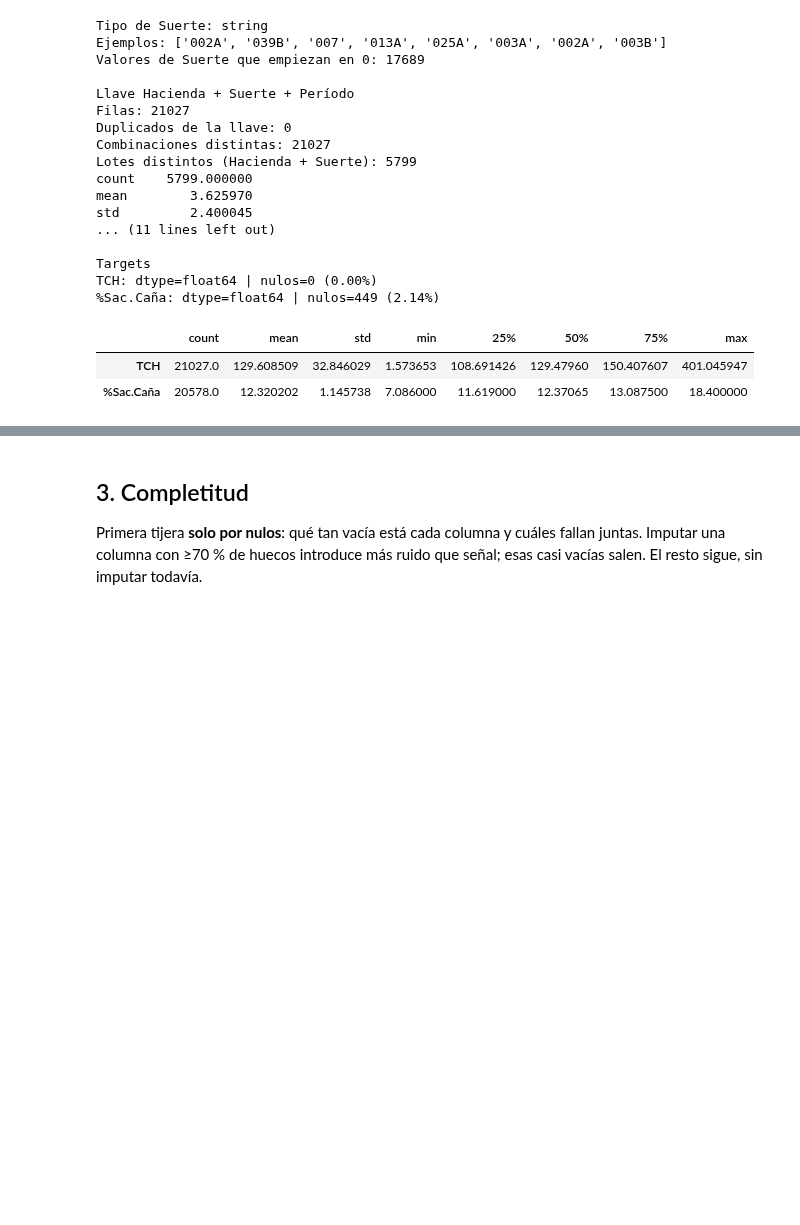
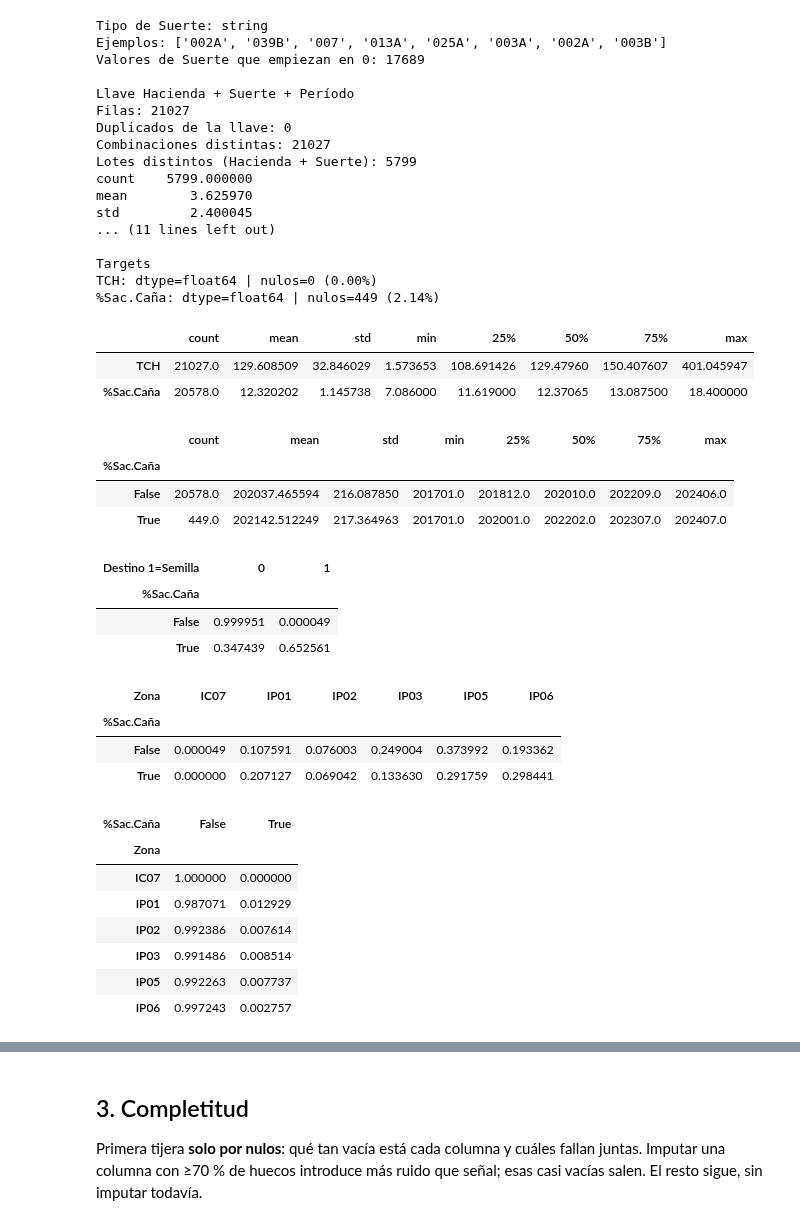
Before and after one commit to juanestebancg2806/sugarcane-yield-quality-prediction, a Jupyter notebook: modelo_suertes.ipynb, the cells around one changed output, grey strips where cells are left out. Cells and saved outputs as stored; diff of their text form; code cells hidden in the pictures; blank space fills up the shorter version.

```diff
--- a/modelo_suertes.ipynb
+++ b/modelo_suertes.ipynb
@@ -183,3 +183,41 @@ TCH: dtype=float64 | nulos=0 (0.00%)
 |  | count | mean | std | min | 25% | 50% | 75% | max |
 | TCH | 21027.0 | 129.608509 | 32.846029 | 1.573653 | 108.691426 | 129.47960 | 150.407607 | 401.045947 |
 | %Sac.Caña | 20578.0 | 12.320202 | 1.145738 | 7.086000 | 11.619000 | 12.37065 | 13.087500 | 18.400000 |
+# %%
+# ¿El faltante se concentra en algún período?
+display(df_suertes.groupby(df_suertes["%Sac.Caña"].isna())["Período"].describe())
+
+# ¿Se concentra en lotes destinados a semilla?
+display(pd.crosstab(df_suertes["%Sac.Caña"].isna(), df_suertes["Destino 1=Semilla"], normalize="index"))
+
+# ¿Se concentra en alguna zona? (usar una copia temporal en mayúsculas, sin tocar df_suertes todavía —
+# la recodificación oficial de Zona ocurre más adelante en el paso 5)
+zona_temp = df_suertes["Zona"].str.upper()
+display(pd.crosstab(df_suertes["%Sac.Caña"].isna(), zona_temp, normalize="index"))
+
+# ¿El patrón por zona es independiente del destino, o solo refleja dónde se siembra más semilla?
+# (controlar por destino: mirar el faltante SOLO dentro de los lotes de molino)
+solo_molino = df_suertes[df_suertes["Destino 1=Semilla"] == 0]
+zona_molino_temp = solo_molino["Zona"].str.upper()
+display(pd.crosstab(zona_molino_temp, solo_molino["%Sac.Caña"].isna(), normalize="index"))
+# %% [output]
+|  | count | mean | std | min | 25% | 50% | 75% | max |
+| %Sac.Caña |  |  |  |  |  |  |  |  |
+| False | 20578.0 | 202037.465594 | 216.087850 | 201701.0 | 201812.0 | 202010.0 | 202209.0 | 202406.0 |
+| True | 449.0 | 202142.512249 | 217.364963 | 201701.0 | 202001.0 | 202202.0 | 202307.0 | 202407.0 |
+| Destino 1=Semilla | 0 | 1 |
+| %Sac.Caña |  |  |
+| False | 0.999951 | 0.000049 |
+| True | 0.347439 | 0.652561 |
+| Zona | IC07 | IP01 | IP02 | IP03 | IP05 | IP06 |
+| %Sac.Caña |  |  |  |  |  |  |
+| False | 0.000049 | 0.107591 | 0.076003 | 0.249004 | 0.373992 | 0.193362 |
+| True | 0.000000 | 0.207127 | 0.069042 | 0.133630 | 0.291759 | 0.298441 |
+| %Sac.Caña | False | True |
+| Zona |  |  |
+| IC07 | 1.000000 | 0.000000 |
+| IP01 | 0.987071 | 0.012929 |
+| IP02 | 0.992386 | 0.007614 |
+| IP03 | 0.991486 | 0.008514 |
+| IP05 | 0.992263 | 0.007737 |
+| IP06 | 0.997243 | 0.002757 |
```
Also changed, not shown: parts of 7 cells of this notebook.
